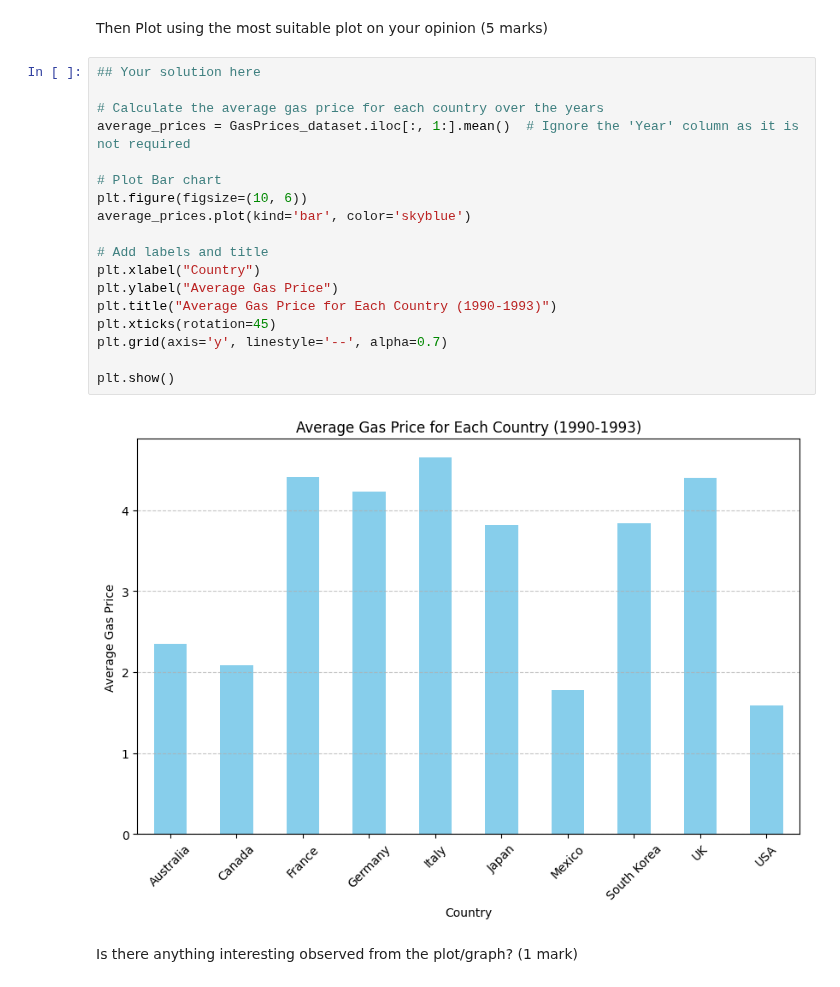
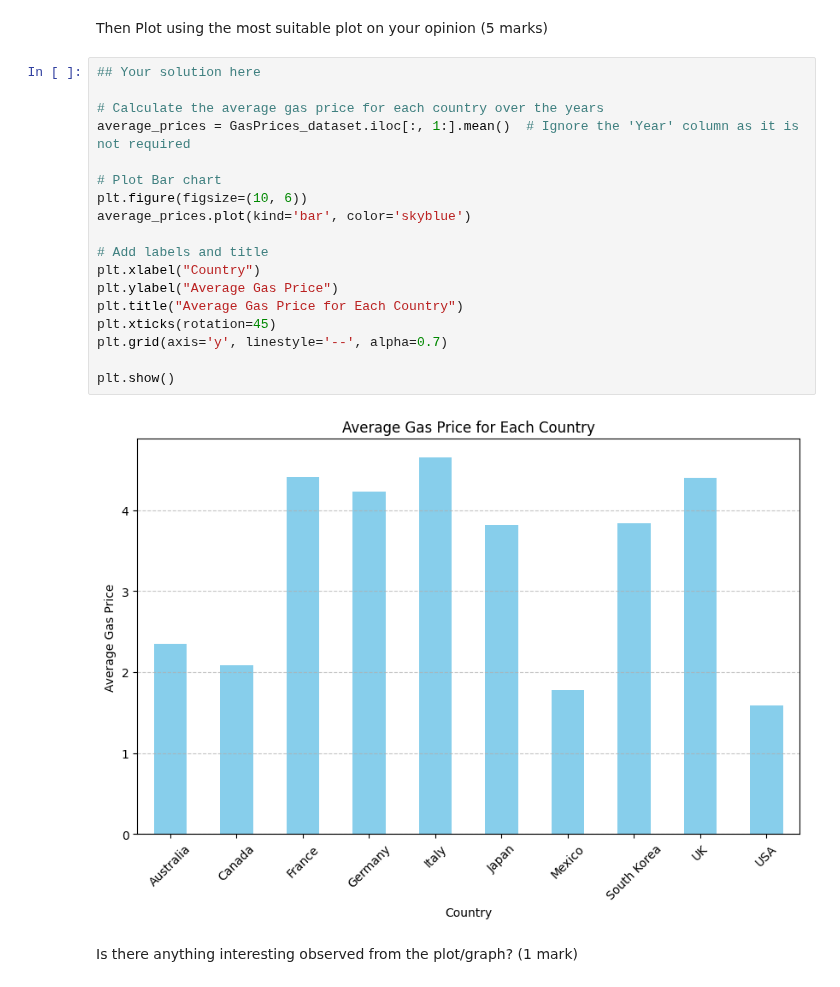
Before and after one commit to khushbunlad/PROG8245, a Jupyter notebook: Assignment2.ipynb, the cells around one changed output. Saved outputs shown, nothing was run; the diff lists cells and outputs as text.

Commit message:
updated graph wrongly placed title

```diff
--- a/Assignment2.ipynb
+++ b/Assignment2.ipynb
@@ -189,23 +189,23 @@ Then Plot using the most suitable plot on your opinion (5 marks)
 # %%
 ## Your solution here
 
 # Calculate the average gas price for each country over the years
 average_prices = GasPrices_dataset.iloc[:, 1:].mean()  # Ignore the 'Year' column as it is not required
 
 # Plot Bar chart
 plt.figure(figsize=(10, 6))
 average_prices.plot(kind='bar', color='skyblue')
 
 # Add labels and title
 plt.xlabel("Country")
 plt.ylabel("Average Gas Price")
-plt.title("Average Gas Price for Each Country (1990-1993)")
+plt.title("Average Gas Price for Each Country")
 plt.xticks(rotation=45)
 plt.grid(axis='y', linestyle='--', alpha=0.7)
 
 plt.show()
 # %% [output]
-[figure, old version]
+[figure, new version]
 # %% [markdown]
 Is there anything interesting observed from the plot/graph? (1 mark)
 # %% [markdown]
```
Also changed, not shown: 1 other file.
